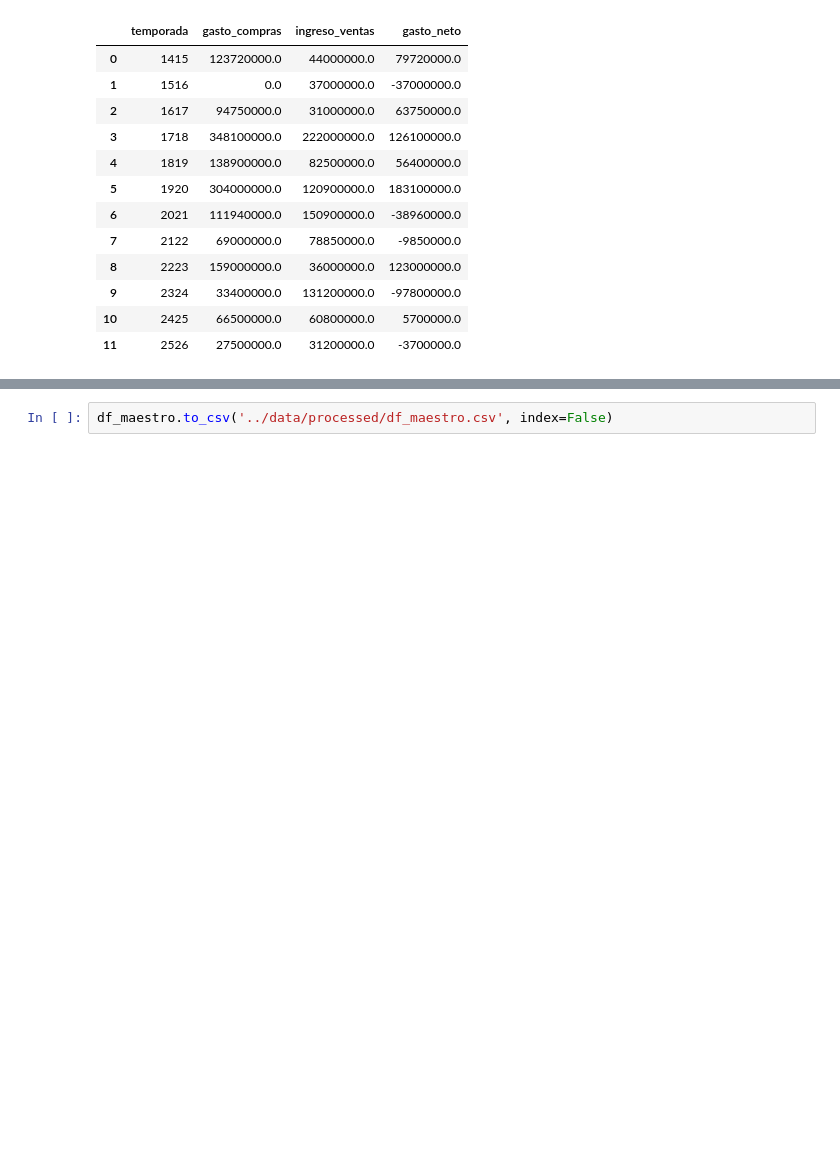
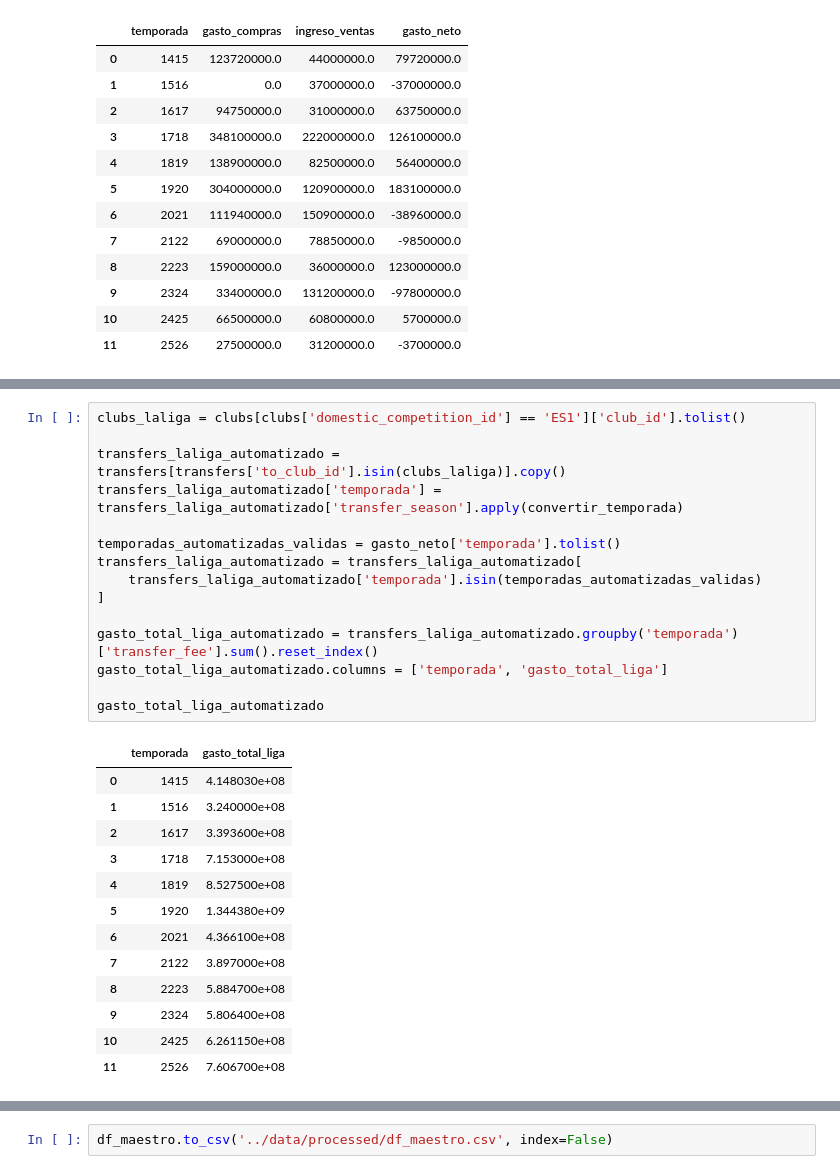
Before and after one commit to albertone448/always-barca, a Jupyter notebook: notebooks/01_exploracion_estructura.ipynb, the cells around one changed output, grey strips where cells are left out. Drawn from its saved outputs; the diff is of its cells as text; blank space fills up the shorter version.

```diff
--- a/notebooks/01_exploracion_estructura.ipynb
+++ b/notebooks/01_exploracion_estructura.ipynb
@@ -785,0 +821,29 @@ Se guarda como `gasto_neto_temporada.csv`.
+# %%
+clubs_laliga = clubs[clubs['domestic_competition_id'] == 'ES1']['club_id'].tolist()
+
+transfers_laliga_automatizado = transfers[transfers['to_club_id'].isin(clubs_laliga)].copy()
+transfers_laliga_automatizado['temporada'] = transfers_laliga_automatizado['transfer_season'].apply(convertir_temporada)
+
+temporadas_automatizadas_validas = gasto_neto['temporada'].tolist()
+transfers_laliga_automatizado = transfers_laliga_automatizado[
+    transfers_laliga_automatizado['temporada'].isin(temporadas_automatizadas_validas)
+]
+
+gasto_total_liga_automatizado = transfers_laliga_automatizado.groupby('temporada')['transfer_fee'].sum().reset_index()
+gasto_total_liga_automatizado.columns = ['temporada', 'gasto_total_liga']
+
+gasto_total_liga_automatizado
+# %% [output]
+|  | temporada | gasto_total_liga |
+| 0 | 1415 | 4.148030e+08 |
+| 1 | 1516 | 3.240000e+08 |
+| 2 | 1617 | 3.393600e+08 |
+| 3 | 1718 | 7.153000e+08 |
+| 4 | 1819 | 8.527500e+08 |
+| 5 | 1920 | 1.344380e+09 |
+| 6 | 2021 | 4.366100e+08 |
+| 7 | 2122 | 3.897000e+08 |
+| 8 | 2223 | 5.884700e+08 |
+| 9 | 2324 | 5.806400e+08 |
+| 10 | 2425 | 6.261150e+08 |
+| 11 | 2526 | 7.606700e+08 |
```
Also changed, not shown: parts of 7 cells of this notebook, 6 other files.
